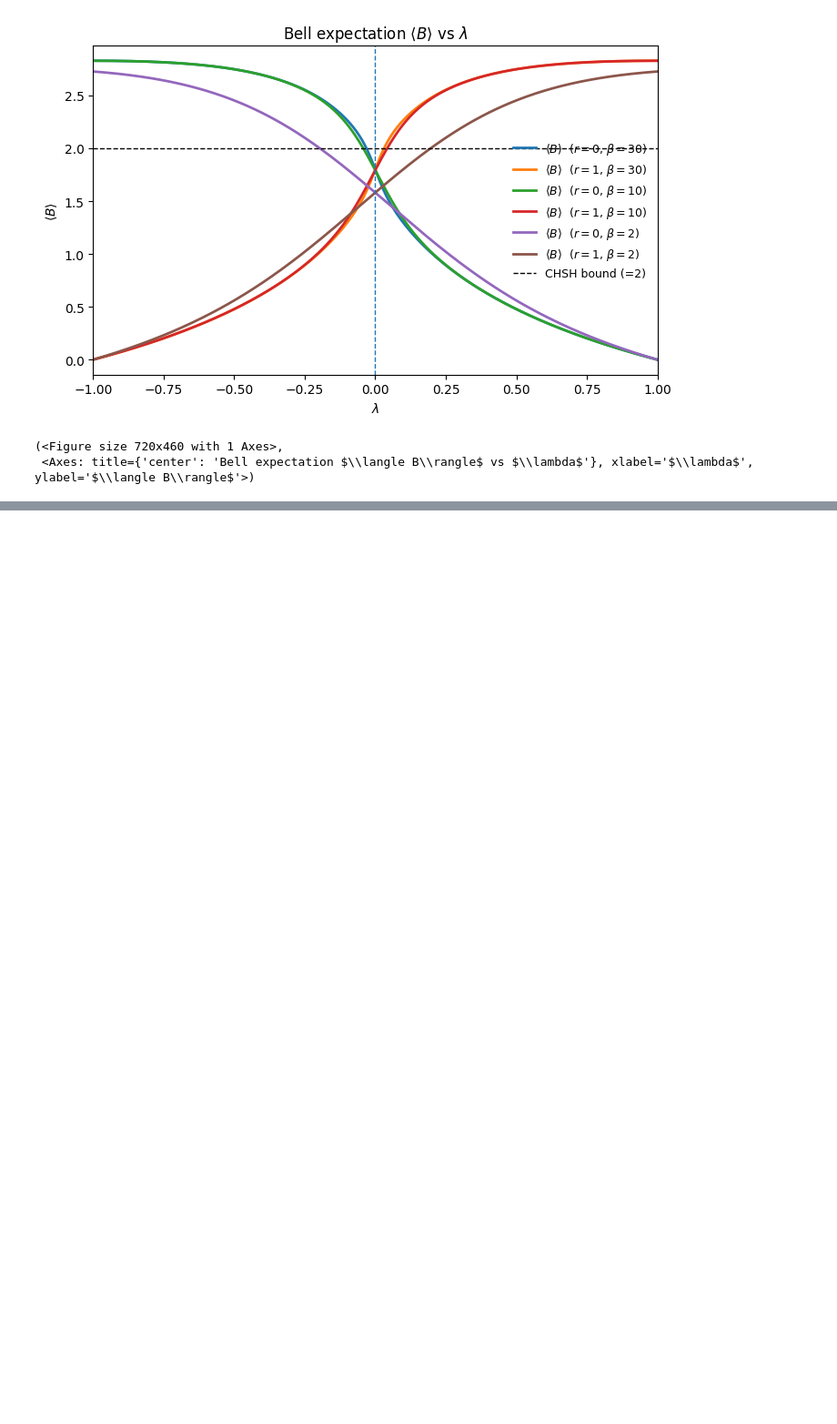
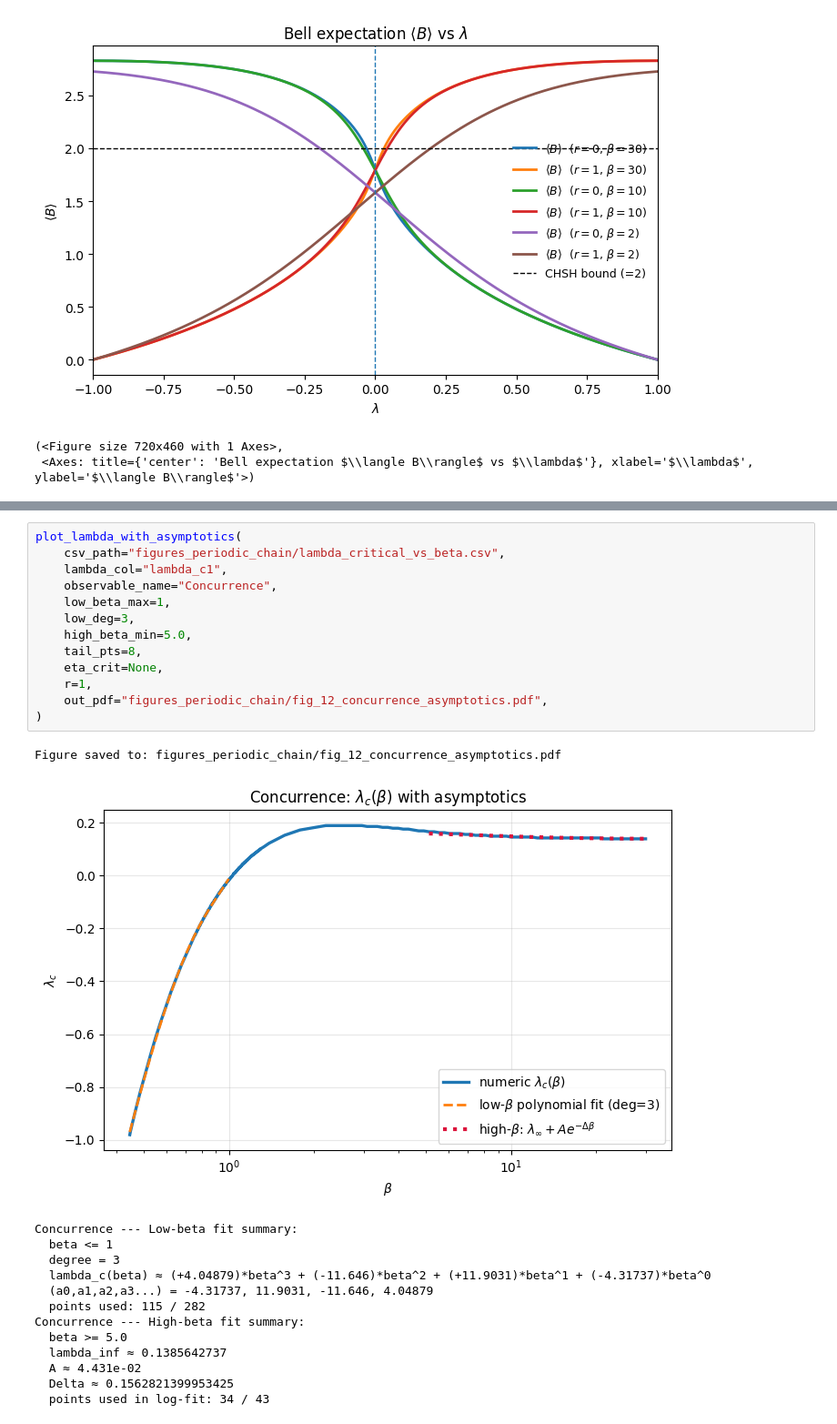
Before and after one commit to zeynepnursahinel/valorization-periodic-chain, a Jupyter notebook: notebooks/periodic_chain.ipynb, the cells around one changed output, grey strips where cells are left out. Shown at 91% size. Saved outputs shown, nothing was run; the diff lists cells and outputs as text; blank space fills up the shorter version.

```diff
--- a/periodic_chain.ipynb
+++ b/notebooks/periodic_chain.ipynb
@@ -920,0 +222,28 @@ beta_min (plotted) = 0.8834923248359671 beta_max (plotted) = 30.0
+# %%
+plot_lambda_with_asymptotics(
+    csv_path="figures_periodic_chain/lambda_critical_vs_beta.csv",
+    lambda_col="lambda_c1",
+    observable_name="Concurrence",
+    low_beta_max=1,
+    low_deg=3,
+    high_beta_min=5.0,
+    tail_pts=8,
+    eta_crit=None,
+    r=1,
+    out_pdf="figures_periodic_chain/fig_12_concurrence_asymptotics.pdf",
+)
+# %% [output]
+Figure saved to: figures_periodic_chain/fig_12_concurrence_asymptotics.pdf
+[figure, added]
+Concurrence --- Low-beta fit summary:
+  beta <= 1
+  degree = 3
+  lambda_c(beta) ≈ (+4.04879)*beta^3 + (-11.646)*beta^2 + (+11.9031)*beta^1 + (-4.31737)*beta^0
+  (a0,a1,a2,a3...) = -4.31737, 11.9031, -11.646, 4.04879
+  points used: 115 / 282
+Concurrence --- High-beta fit summary:
+  beta >= 5.0
+  lambda_inf ≈ 0.1385642737
+  A ≈ 4.431e-02
+  Delta ≈ 0.1562821399953425
+  points used in log-fit: 34 / 43
```
Also changed, not shown: parts of 19 cells of this notebook, 37 other files.
